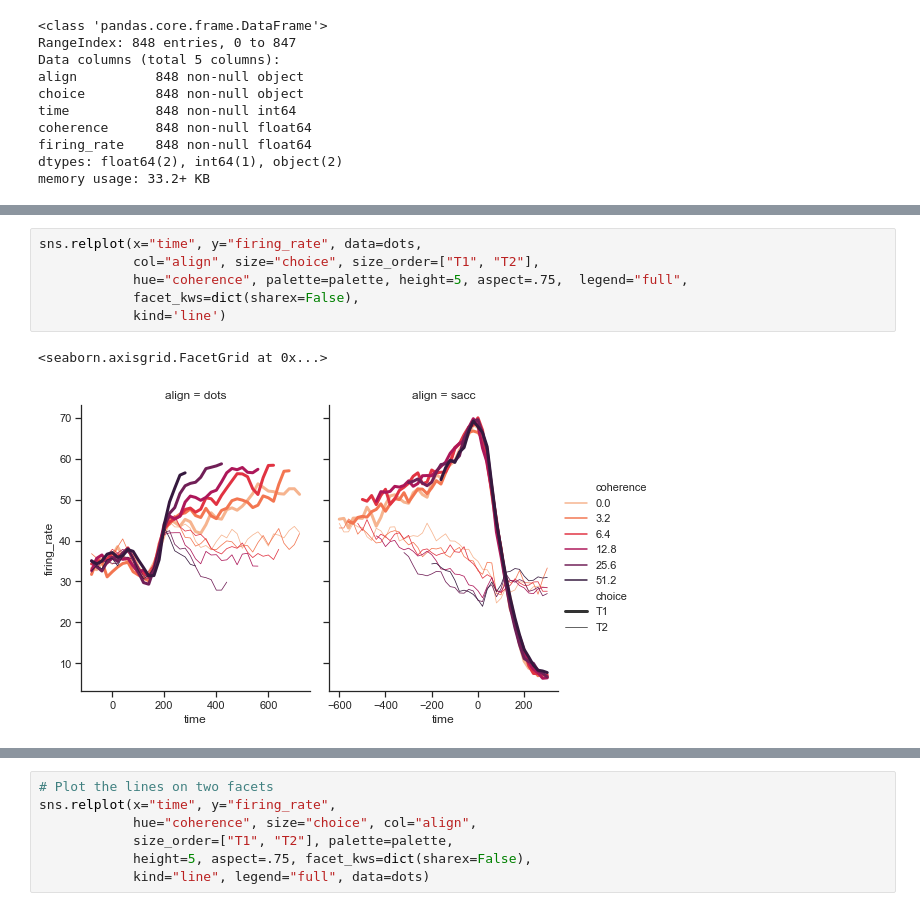
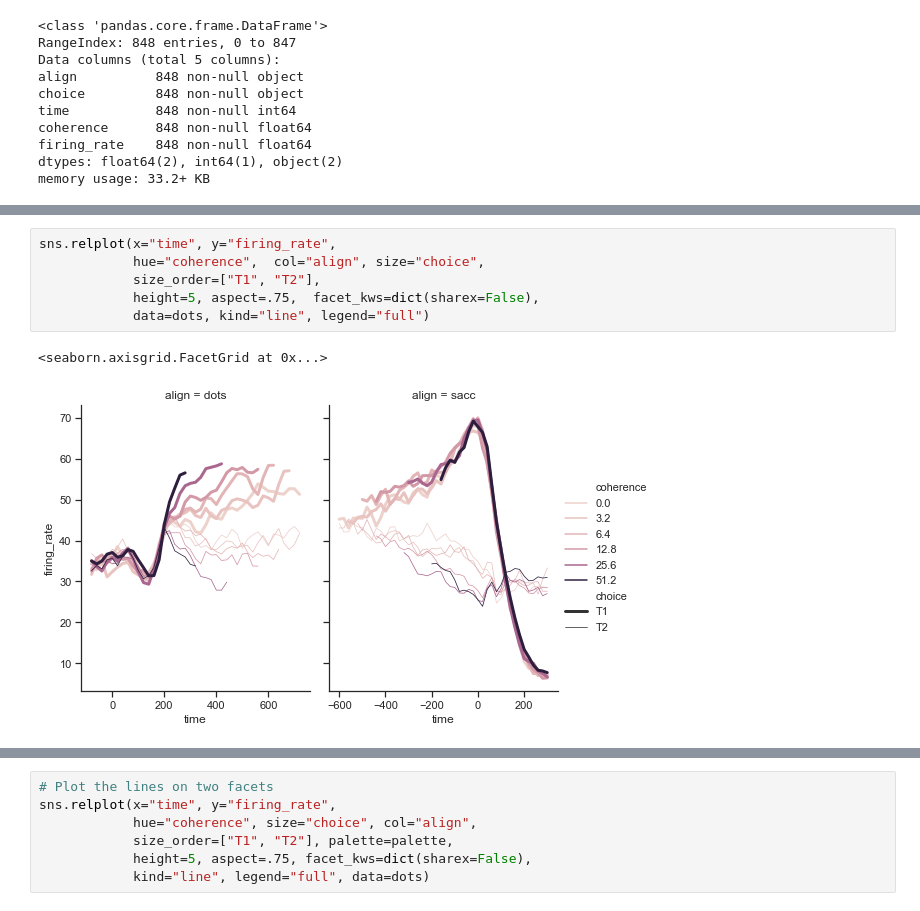
Before and after one commit to corazzon/seaborn-tutorial, a Jupyter notebook: dots_relplot_Line_plots_on_multiple_facets.ipynb, the cells around one changed output, grey strips where cells are left out. Cells and saved outputs as stored; diff of their text form.

```diff
--- a/dots_relplot_Line_plots_on_multiple_facets.ipynb
+++ b/dots_relplot_Line_plots_on_multiple_facets.ipynb
@@ -35,9 +51,9 @@ palette = dict(zip(dots.coherence.unique(),
 # %%
-sns.relplot(x="time", y="firing_rate", data=dots,
-            col="align", size="choice", size_order=["T1", "T2"],
-            hue="coherence", palette=palette, height=5, aspect=.75,  legend="full",
-            facet_kws=dict(sharex=False),
-            kind='line')
+sns.relplot(x="time", y="firing_rate",
+            hue="coherence",  col="align", size="choice",
+            size_order=["T1", "T2"],
+            height=5, aspect=.75,  facet_kws=dict(sharex=False),
+            data=dots, kind="line", legend="full")
 # %% [output]
 <seaborn.axisgrid.FacetGrid at 0x...>
-[figure, old version]
+[figure, new version]
```
Also changed, not shown: parts of 9 cells of this notebook.
